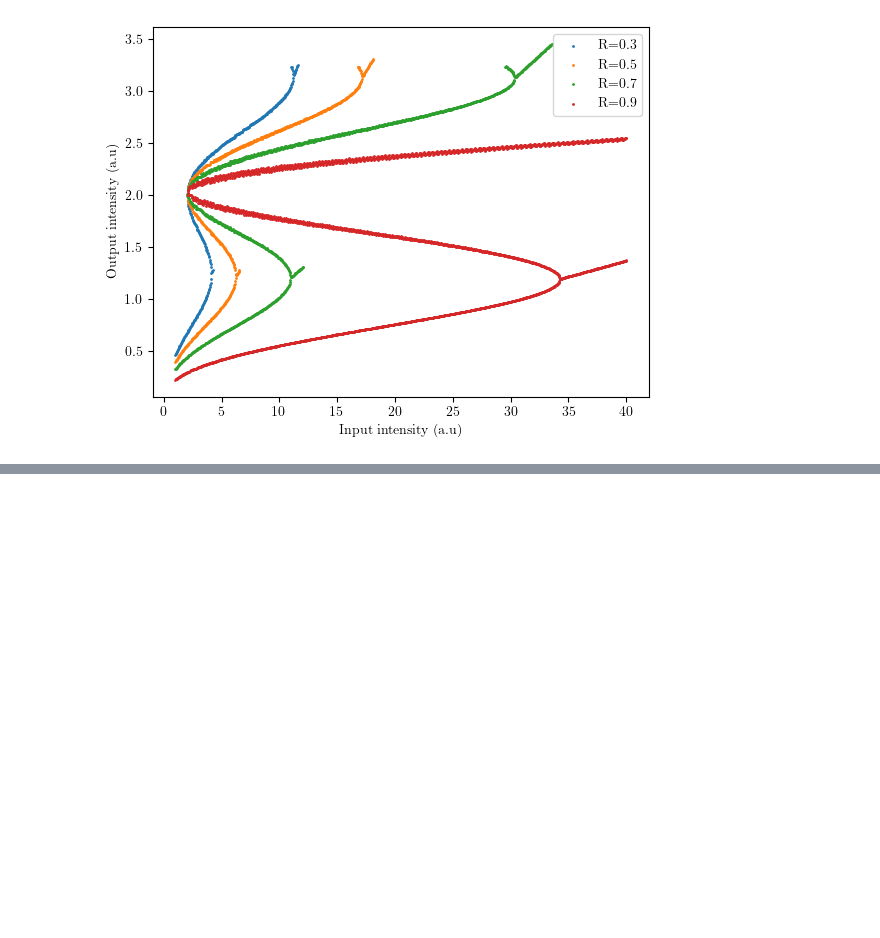
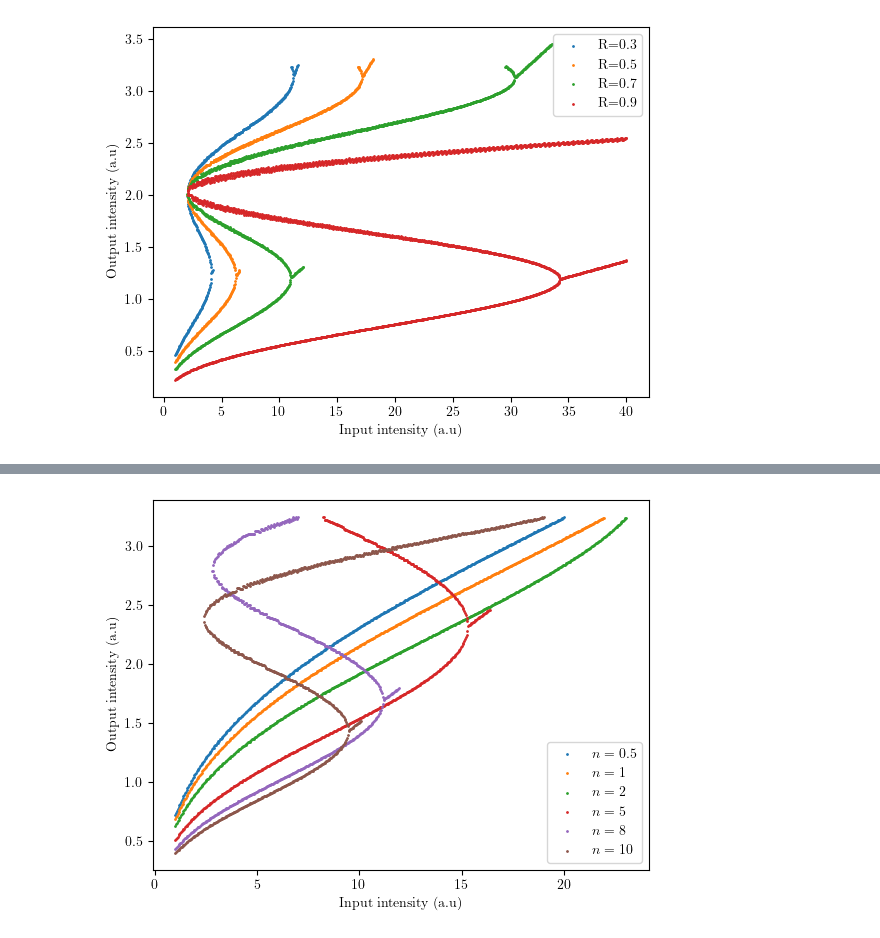
Before and after one commit to tyxiang0530/CavityNLONN, a Jupyter notebook: KerrMedia.ipynb, the cells around one changed output, grey strips where cells are left out. Cells and saved outputs as stored; diff of their text form; code cells hidden in the pictures; blank space fills up the shorter version.

```diff
--- a/KerrMedia.ipynb
+++ b/KerrMedia.ipynb
@@ -80,7 +80,7 @@ GAMMA = 0.1
 I_i = np.linspace(0,40,1000)
 DELTA = np.linspace(0, 1,1000)
 
-def compute_bistable_curve(finesse, R):
+def compute_bistable_curve(finesse, R, gamma):
     I_0_arr = np.linspace(1,40,1000)
     R = 0.85
     T2_vals = []
@@ -94,11 +94,10 @@ def compute_bistable_curve(finesse, R):
 
     I_0_dict_arr = []
     for idx, I_0 in enumerate(I_0_arr):
-        T2_line = T2_vals[idx]
         peaks, _ = find_peaks(-np.abs(T - T2_vals[idx]))
         filtered_peaks = []
         for peak in peaks:
-            if np.abs(T - T2_vals[idx])[peak] < 0.01:
+            if np.abs(T - T2_vals[idx])[peak] < 0.01 and T[peak] < 1:
                 filtered_peaks.append(peak)
         T_match = T[filtered_peaks]
         I_0_dict_arr.append({"I_0": I_0, "peaks": filtered_peaks, "T_match": T_match})
@@ -122,7 +121,7 @@ F_c = \frac{2 \pi}{-\ln{R_1 R_2}}
 # %%
 for R in [0.3, 0.5, 0.7, 0.9]:
     finesse = 2 * np.pi / (-np.log(R**2))
-    inputs, outputs = compute_bistable_curve(finesse, R)
+    inputs, outputs = compute_bistable_curve(finesse, R, np.linspace(0, 1,1000))
     plt.scatter(inputs, outputs, s=1, label=f"R={R}")
     plt.xlabel("Input intensity (a.u)")
     plt.ylabel("Output intensity (a.u)")
@@ -135,0 +137,16 @@ ok great we have some sensitivity (some weird numerics tho)
+# %%
+index_arr = [0.5, 1, 2, 5, 8, 10]
+for index in index_arr:
+    R = 0.6
+    finesse = 2 * np.pi / (-np.log(R**2))
+    gamma = 4 * np.pi / (1550 * 10**-9) * index * 10**-9
+    inputs, outputs = compute_bistable_curve(finesse, R, gamma)
+    # truncate gamma sig figs in label
+    plt.scatter(inputs, outputs, s=1, label=f"$n = {index}$")
+    plt.xlabel("Input intensity (a.u)")
+    plt.ylabel("Output intensity (a.u)")
+    plt.legend()
+
+plt.show()
+# %% [output]
+[figure, added]
```
Also changed, not shown: parts of 11 cells of this notebook, 50 other files.
